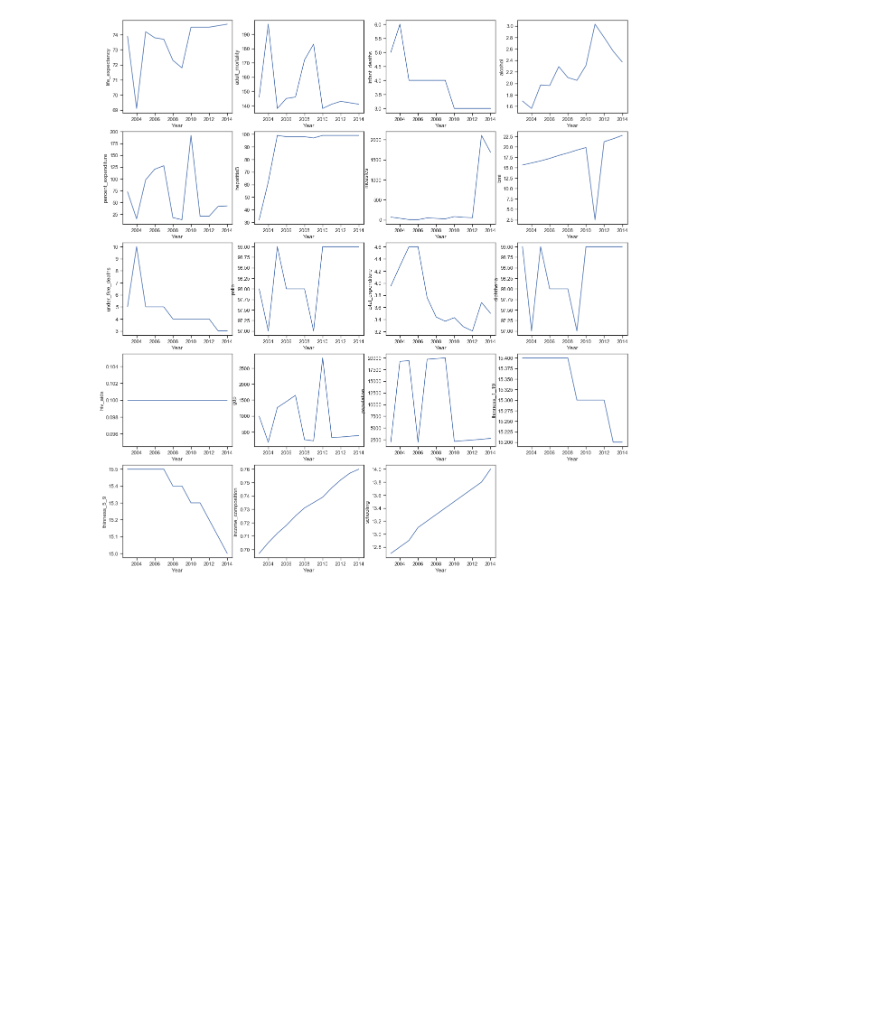
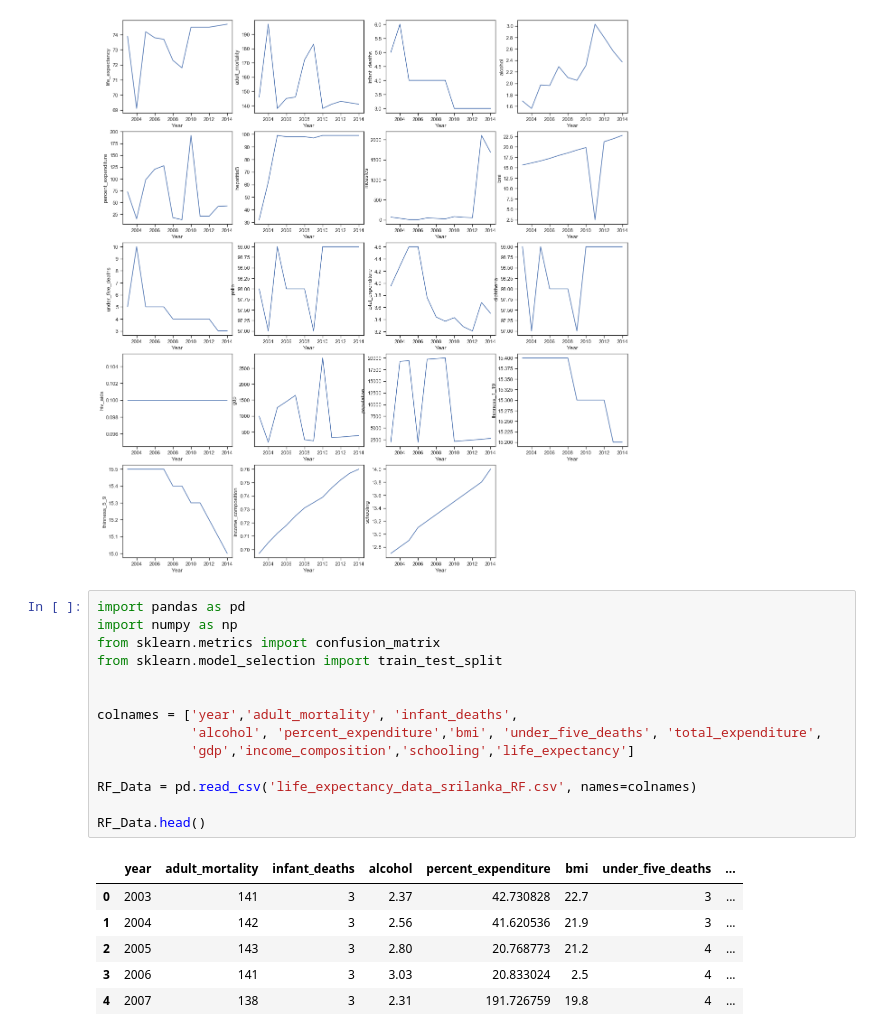
Before and after one commit to PRISLK/Mavericks_Data_Analysis, a Jupyter notebook: Life_Expectancy_Data_Analysis.ipynb, the cells around one changed output. Cells and saved outputs as stored; diff of their text form; blank space fills up the shorter version.

```diff
--- a/Life_Expectancy_Data_Analysis.ipynb
+++ b/Life_Expectancy_Data_Analysis.ipynb
@@ -518,3 +521,24 @@ plt.ylabel('schooling')
 plt.show()
 # %% [output]
 [figure]
+# %%
+import pandas as pd
+import numpy as np
+from sklearn.metrics import confusion_matrix
+from sklearn.model_selection import train_test_split
+
+
+colnames = ['year','adult_mortality', 'infant_deaths',
+            'alcohol', 'percent_expenditure','bmi', 'under_five_deaths', 'total_expenditure',
+            'gdp','income_composition','schooling','life_expectancy']
+
+RF_Data = pd.read_csv('life_expectancy_data_srilanka_RF.csv', names=colnames)
+
+RF_Data.head()
+# %% [output]
+|  | year | adult_mortality | infant_deaths | alcohol | percent_expenditure | bmi | under_five_deaths | ... |
+| 0 | 2003 | 141 | 3 | 2.37 | 42.730828 | 22.7 | 3 | ... |
+| 1 | 2004 | 142 | 3 | 2.56 | 41.620536 | 21.9 | 3 | ... |
+| 2 | 2005 | 143 | 3 | 2.80 | 20.768773 | 21.2 | 4 | ... |
+| 3 | 2006 | 141 | 3 | 3.03 | 20.833024 | 2.5 | 4 | ... |
+| 4 | 2007 | 138 | 3 | 2.31 | 191.726759 | 19.8 | 4 | ... |
```
Also changed, not shown: parts of 5 cells of this notebook, 1 other file.
